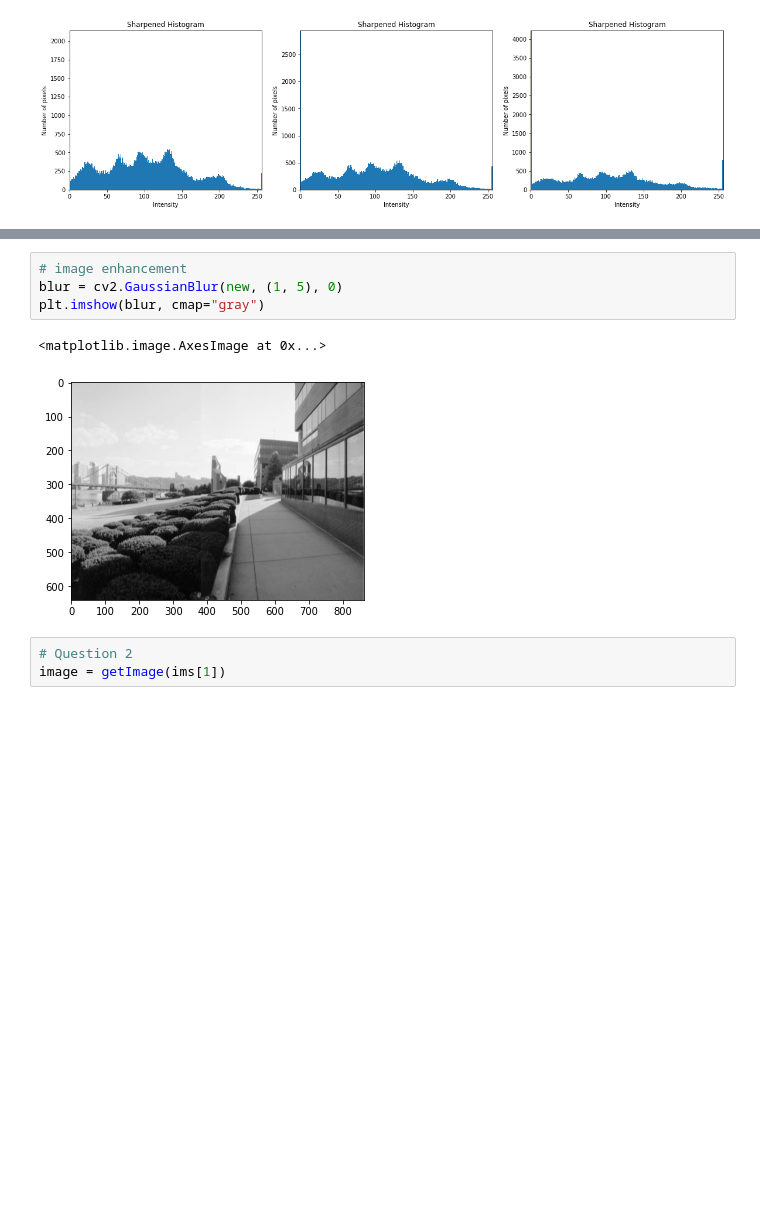
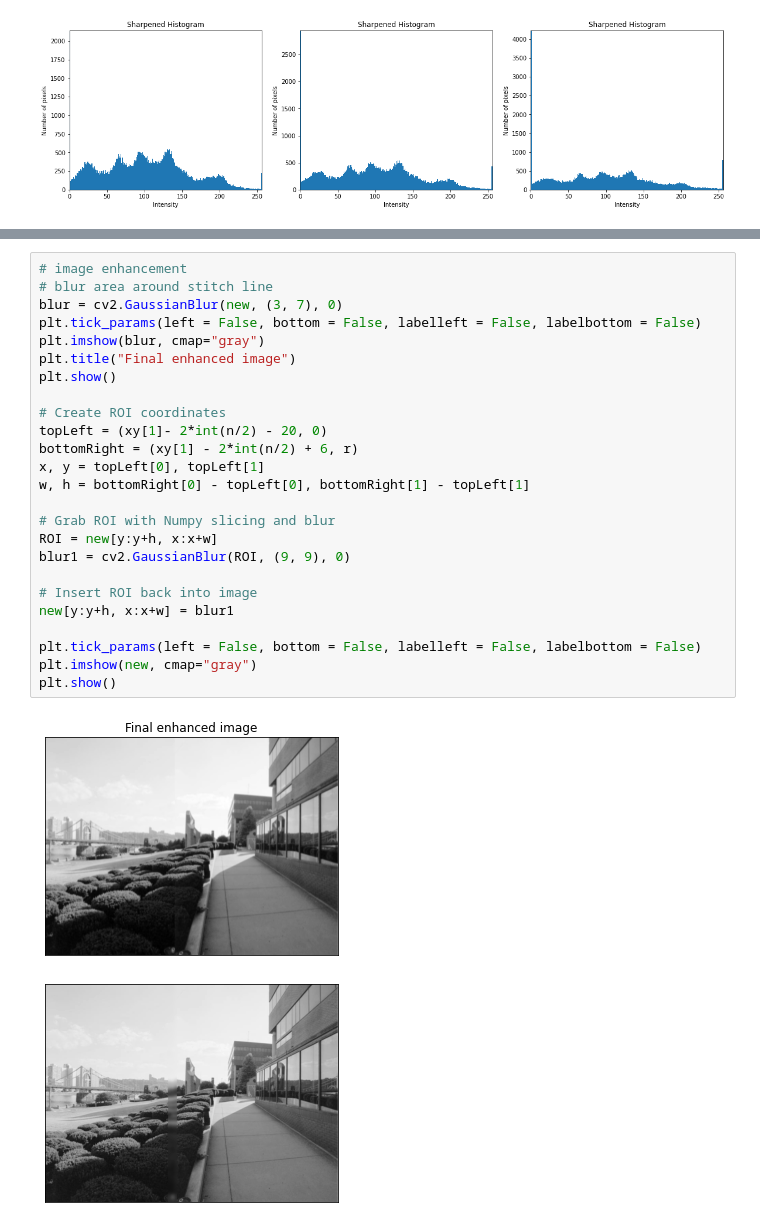
Before and after one commit to Alexandra-Smith/Digital_Image_Processing_module, a Jupyter notebook: Assignment 2/dip_a02.ipynb, the cells around one changed output, grey strips where cells are left out. Cells and saved outputs as stored; diff of their text form; blank space fills up the shorter version.

```diff
--- a/Assignment 2/dip_a02.ipynb
+++ b/Assignment 2/dip_a02.ipynb
@@ -303,10 +329,28 @@ plt.imshow(new, cmap="gray")
-# %%
-# image enhancement
-blur = cv2.GaussianBlur(new, (1, 5), 0)
-plt.imshow(blur, cmap="gray")
-# %% [output]
-<matplotlib.image.AxesImage at 0x...>
-[figure, removed]
-# %%
-# Question 2
-image = getImage(ims[1])
+# %%
+# image enhancement
+# blur area around stitch line
+blur = cv2.GaussianBlur(new, (3, 7), 0)
+plt.tick_params(left = False, bottom = False, labelleft = False, labelbottom = False)
+plt.imshow(blur, cmap="gray")
+plt.title("Final enhanced image")
+plt.show()
+
+# Create ROI coordinates
+topLeft = (xy[1]- 2*int(n/2) - 20, 0)
+bottomRight = (xy[1] - 2*int(n/2) + 6, r)
+x, y = topLeft[0], topLeft[1]
+w, h = bottomRight[0] - topLeft[0], bottomRight[1] - topLeft[1]
+
+# Grab ROI with Numpy slicing and blur
+ROI = new[y:y+h, x:x+w]
+blur1 = cv2.GaussianBlur(ROI, (9, 9), 0)
+
+# Insert ROI back into image
+new[y:y+h, x:x+w] = blur1
+
+plt.tick_params(left = False, bottom = False, labelleft = False, labelbottom = False)
+plt.imshow(new, cmap="gray")
+plt.show()
+# %% [output]
+[figure, added]
+[figure, added]
```
Also changed, not shown: parts of 8 cells of this notebook.
